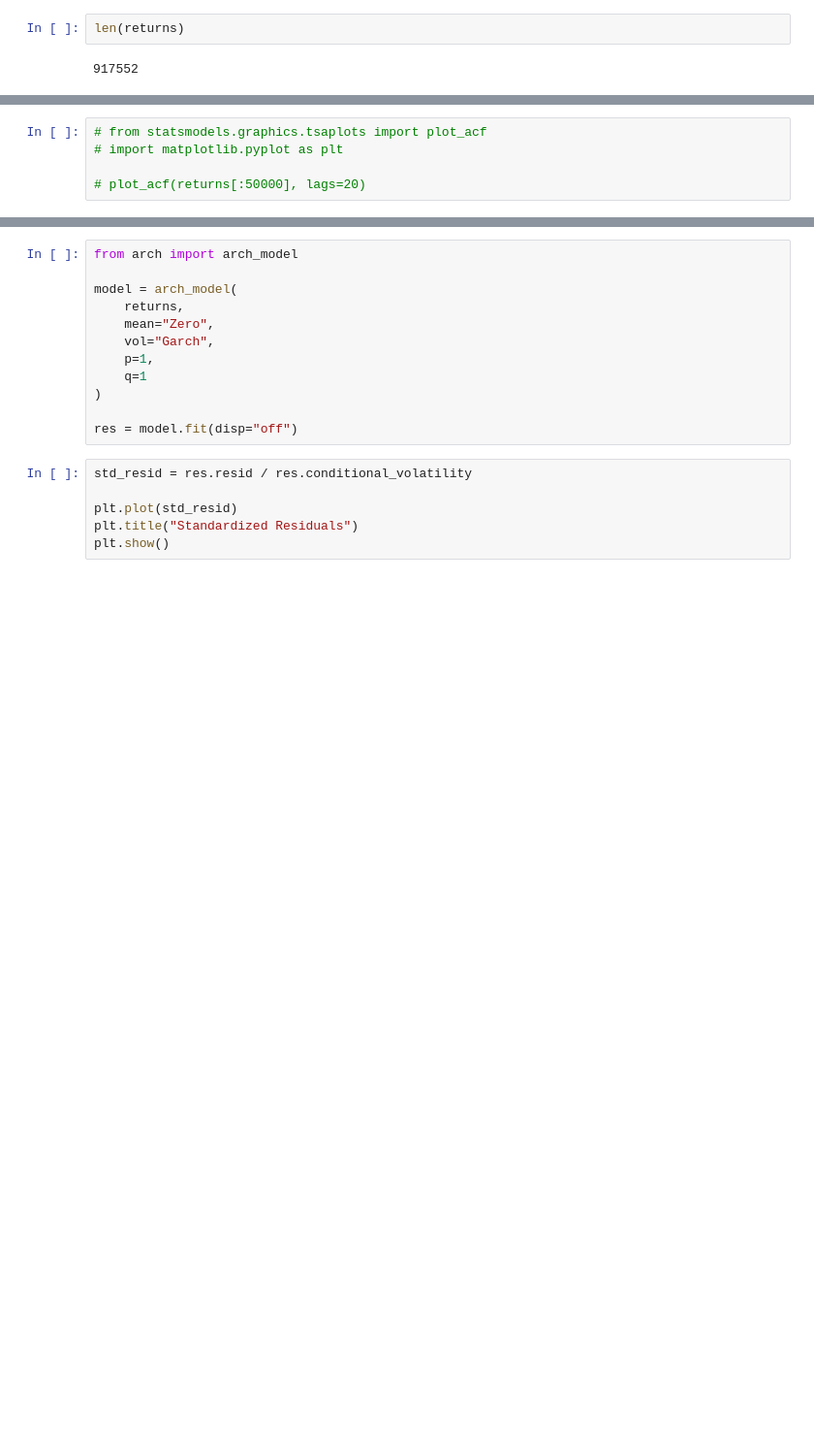
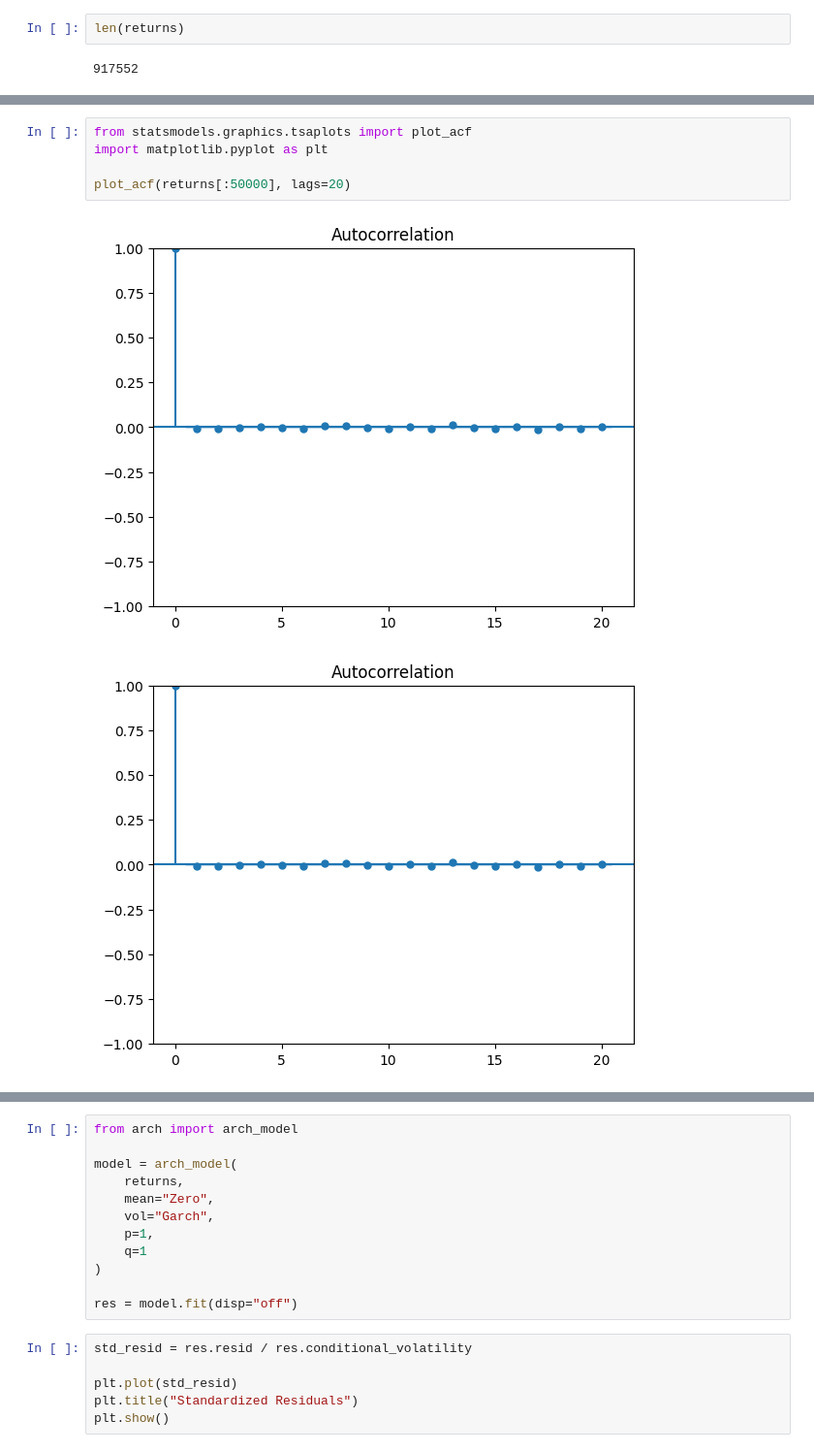
Before and after one commit to MarkDeng86/VolatilityPredictionDeepLearning, a Jupyter notebook: “OptiverRV_ipynb”的副本.ipynb, the cells around one changed output, grey strips where cells are left out. Shown at 97% size. Drawn from its saved outputs; the diff is of its cells as text; blank space fills up the shorter version.

```diff
--- a/“OptiverRV_ipynb”的副本.ipynb
+++ b/“OptiverRV_ipynb”的副本.ipynb
@@ -277,6 +277,9 @@ len(returns)
 # %%
-# from statsmodels.graphics.tsaplots import plot_acf
-# import matplotlib.pyplot as plt
+from statsmodels.graphics.tsaplots import plot_acf
+import matplotlib.pyplot as plt
 
-# plot_acf(returns[:50000], lags=20)
+plot_acf(returns[:50000], lags=20)
+# %% [output]
+[figure, added]
+[figure, added]
 # %%
```
Also changed, not shown: parts of 10 cells of this notebook.
